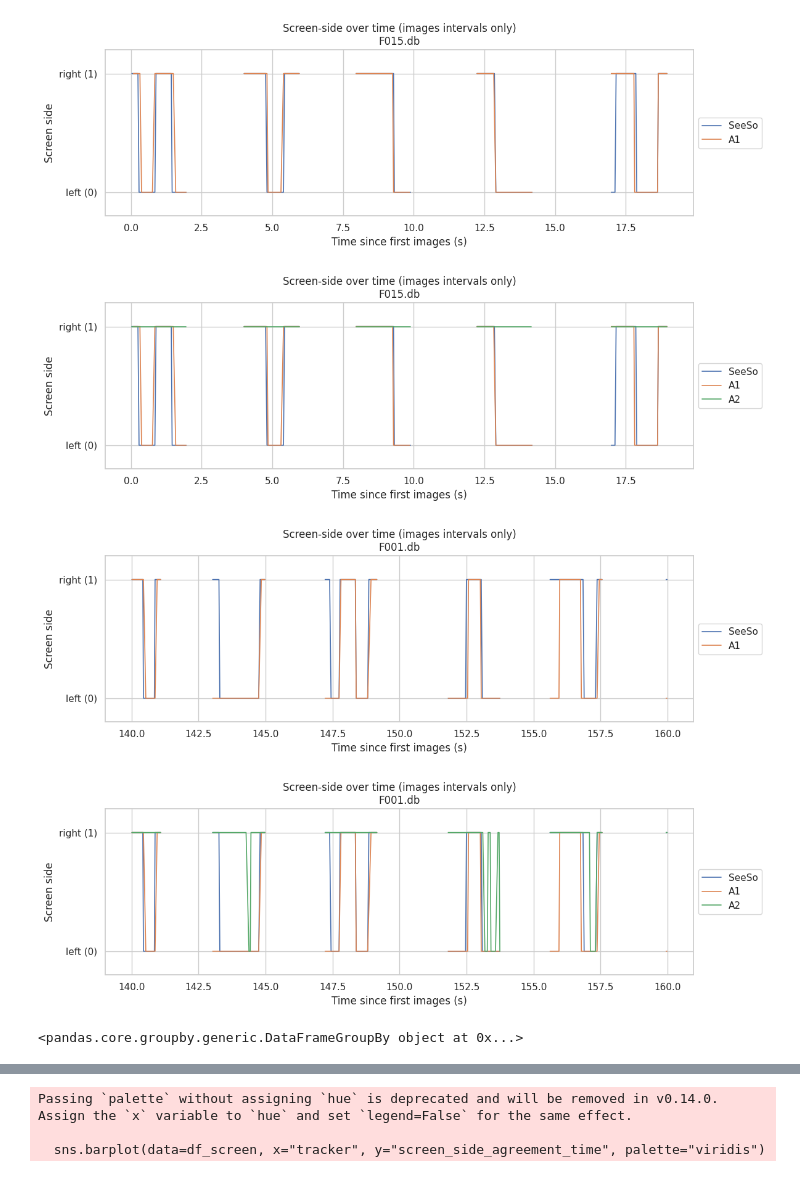
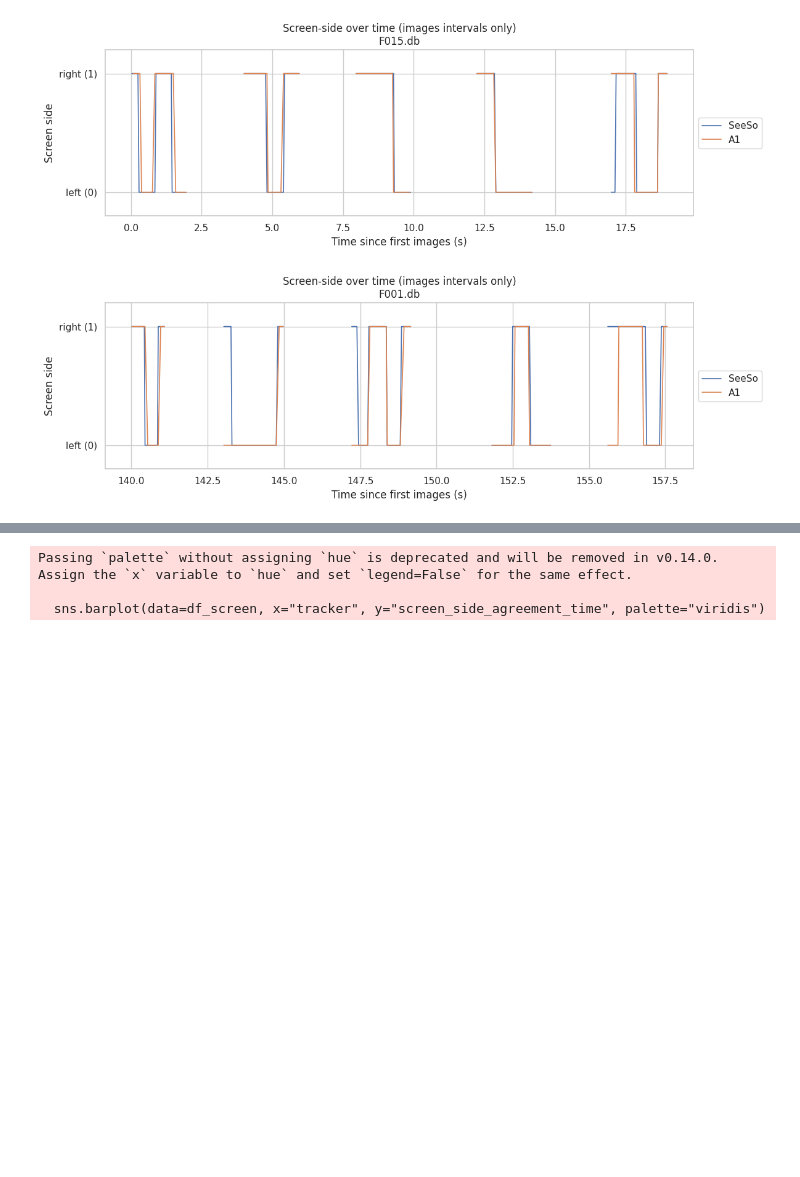
Before and after one commit to patherstevenson/EyeTracking, a Jupyter notebook: logs/assessments/interpret.ipynb, the cells around one changed output, grey strips where cells are left out. Cells and saved outputs as stored; diff of their text form; code cells hidden in the pictures; blank space fills up the shorter version.

```diff
--- a/logs/assessments/interpret.ipynb
+++ b/logs/assessments/interpret.ipynb
@@ -6,24 +6,16 @@ from pathlib import Path
 
 sns.set(style="whitegrid")
 # %%
-db_file = Path("db") / "F018.db"
-
 # Zoom sur les 20 premières secondes
 plot_db_side_over_time("db/F015.db", t_start_s=0, t_end_s=20)
 
 
-plot_db_side_over_time("db/F001.db", t_start_s=140, t_end_s=160)
+plot_db_side_over_time("db/F001.db", t_start_s=140, t_end_s=158)
 # %% [output]
 [figure]
-[figure, old version]
+[figure, new version]
-[figure, removed]
-[figure, removed]
 # %%
 df_sessions, df_pairs, sessions = analyze_all_dbs("db")
-# %%
-df_pairs.groupby("other_tracker")
-# %% [output]
-<pandas.core.groupby.generic.DataFrameGroupBy object at 0x...>
 # %%
 df_mean_multi = (
     df_pairs[df_pairs["other_tracker"] == "A1"].groupby("other_tracker")[[
```
Also changed, not shown: parts of 6 cells of this notebook, 2 other files.
